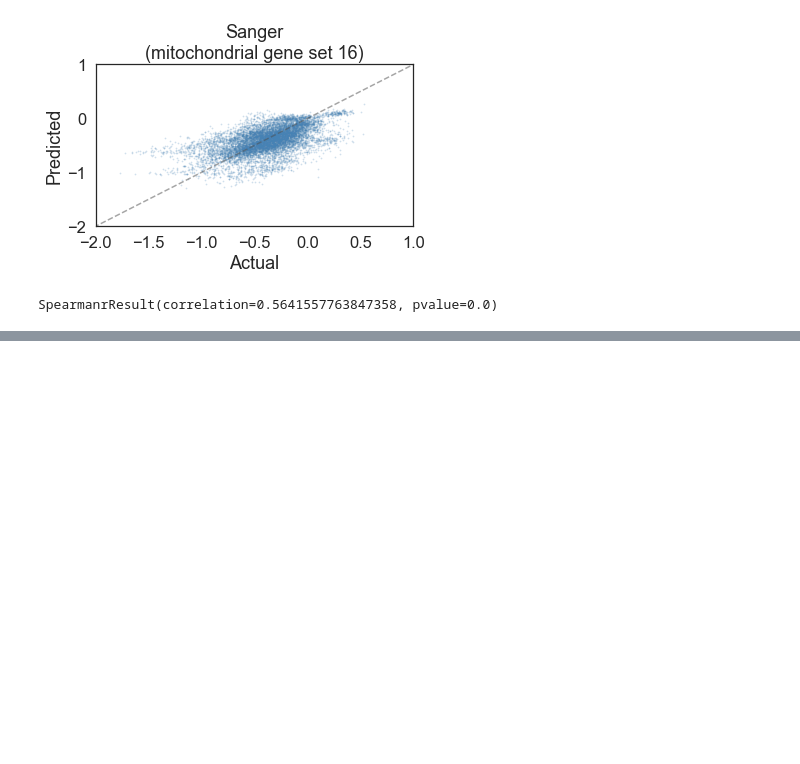
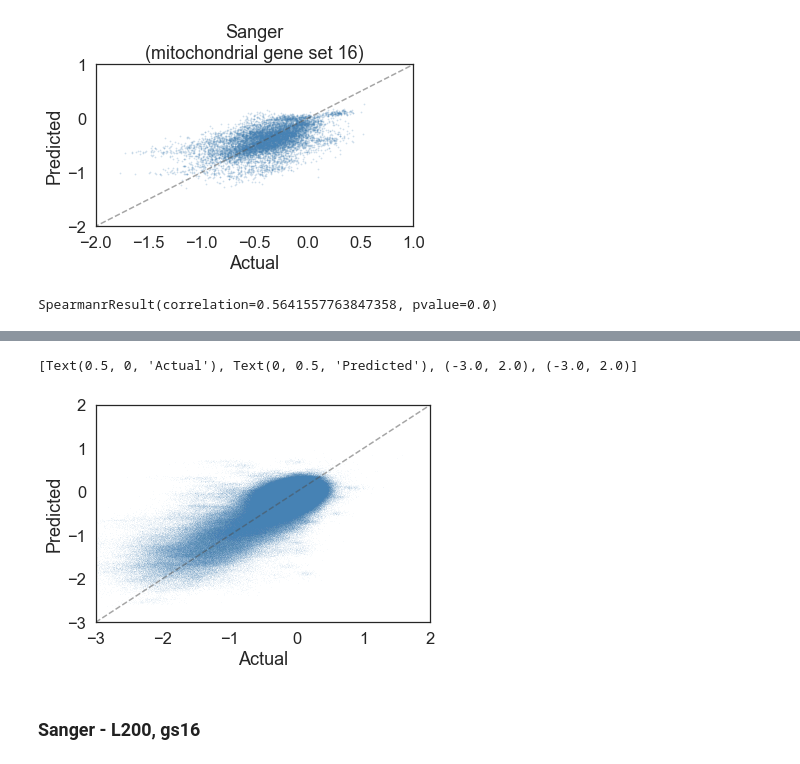
Before and after one commit to pritchardlabatpsu/cga_app, a Jupyter notebook: notebooks/12d-pred_actual.ipynb, the cells around one changed output, grey strips where cells are left out. Cells and saved outputs as stored; diff of their text form; code cells hidden in the pictures; blank space fills up the shorter version.

```diff
--- a/notebooks/12d-pred_actual.ipynb
+++ b/notebooks/12d-pred_actual.ipynb
@@ -68,0 +90,11 @@ SpearmanrResult(correlation=0.5641557763847358, pvalue=0.0)
+# %%
+plt.figure()
+plt.plot([-3,2], [-3,2], ls="--", c=".3", alpha=0.5)
+ax = sns.scatterplot(y_compr_ext['actual'].values.flatten(), y_compr_ext['predicted'].values.flatten(),
+                     s = 1, alpha=0.05, linewidth=0, color='steelblue')
+ax.set(xlabel='Actual', ylabel='Predicted', xlim=[-3,2], ylim=[-3,2])
+# %% [output]
+[Text(0.5, 0, 'Actual'), Text(0, 0.5, 'Predicted'), (-3.0, 2.0), (-3.0, 2.0)]
+[figure, added]
+# %% [markdown]
+### Sanger - L200, gs16
```
Also changed, not shown: parts of 15 cells of this notebook, 2 other files.
